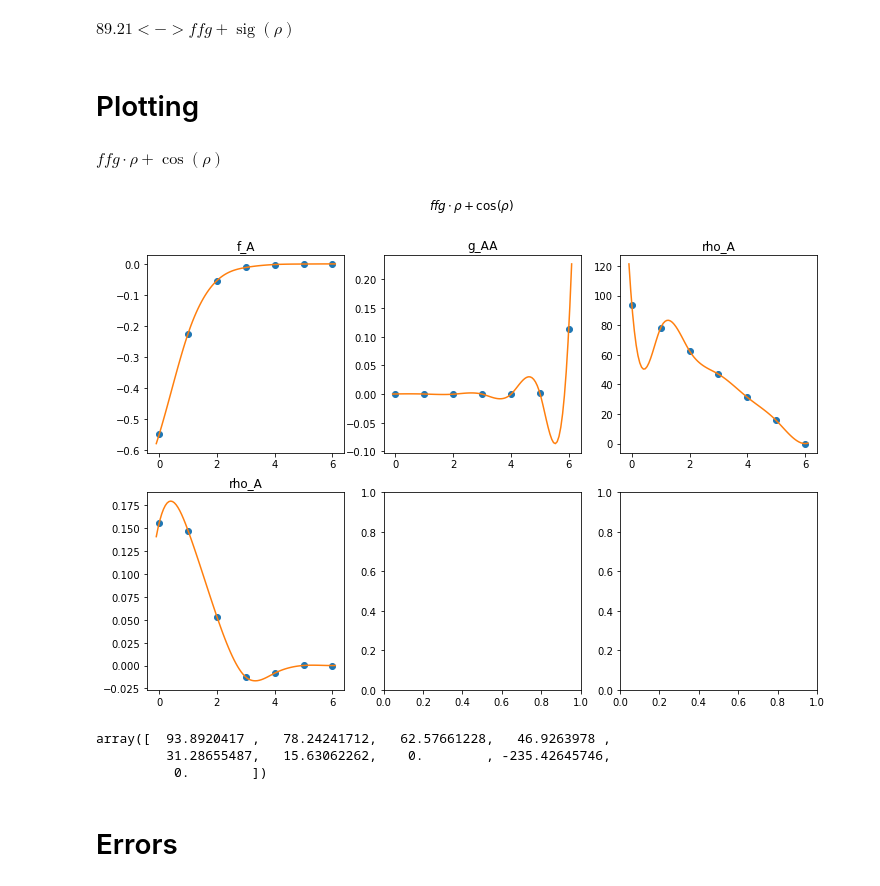
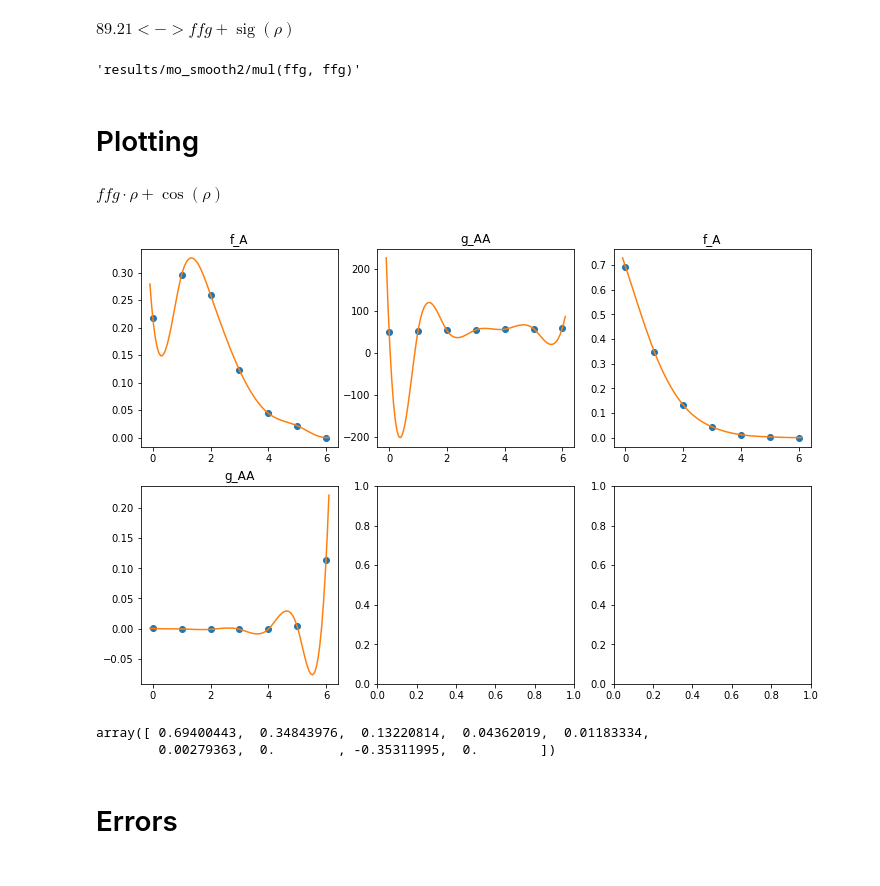
Before and after one commit to TrinkleGroup/svreg, a Jupyter notebook: tree_analyzer.ipynb, the cells around one changed output. Cells and saved outputs as stored; diff of their text form; code cells hidden in the pictures.

```diff
--- a/tree_analyzer.ipynb
+++ b/tree_analyzer.ipynb
@@ -81,7 +81,7 @@ if fromArchive:
         )))
 
     treePath = allTreeNames[choice]
-#     treePath = allTreeNames[worstIdx]
+    treePath = allTreeNames[1]
     treeName = os.path.split(treePath)[-1]
 
     archive = pickle.load(open(os.path.join(basePath, 'archive.pkl'), 'rb'))
@@ -112,6 +112,10 @@ $\displaystyle 65.35<->ffg \cdot ffg + \cos{\left(\rho \right)}$
 $\displaystyle 78.78<->ffg$
 $\displaystyle 80.96<->\rho$
 $\displaystyle 89.21<->ffg + \operatorname{sig}{\left(\rho \right)}$
+# %%
+treePath
+# %% [output]
+'results/mo_smooth2/mul(ffg, ffg)'
 # %% [markdown]
 # Plotting
 # %%
@@ -138,41 +142,40 @@ numRows = int(max(1, np.ceil(len(splitParams)/3)))
 
 fig, axes = plt.subplots(numRows, 3, figsize=(12, 4*numRows))
 
 compNames = np.hstack([svNode.components for svNode in tree.svNodes])
 
 display(Math('{}'.format(
     sympy.latex(sympy.sympify(allLatex[choice], evaluate=False), mul_symbol='dot')
 )))
 
 for i, spline in enumerate(splitParams):
     y, bc = spline[:-2], spline[-2:]
 
     x = np.arange(len(y))
 
     plotX, plotY = plotSpline(x, y, bc)
 
     row = i//3
     col = i%3
 
     if numRows > 1:
         ax = axes[row][col]
     else:
         ax = axes[col]
 
     ax.plot(x, y, 'o')
     ax.plot(plotX, plotY)
     ax.set_title(compNames[i].decode('utf-8'))
 
-_ = plt.suptitle(r'${}$'.format(sympy.latex(sympy.sympify(allLatex[choice], evaluate=False), mul_symbol='dot')))
+# _ = plt.suptitle(r'${}$'.format(sympy.latex(sympy.sympify(allLatex[choice], evaluate=False), mul_symbol='dot')))
 # %% [output]
 $\displaystyle ffg \cdot \rho + \cos{\left(\rho \right)}$
-[figure, old version]
+[figure, new version]
 # %%
 splitParams[2]
 # %% [output]
-array([  93.8920417 ,   78.24241712,   62.57661228,   46.9263978 ,
-         31.28655487,   15.63062262,    0.        , -235.42645746,
-          0.        ])
+array([ 0.69400443,  0.34843976,  0.13220814,  0.04362019,  0.01183334,
+        0.00279363,  0.        , -0.35311995,  0.        ])
 # %% [markdown]
 # Errors
 # %% [markdown]
```
Also changed, not shown: parts of 15 cells of this notebook, 6 other files.
